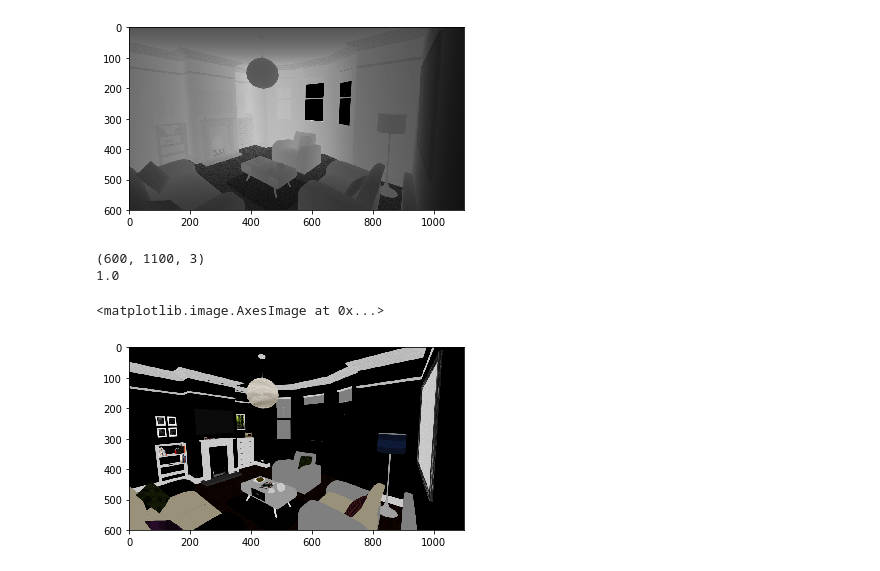
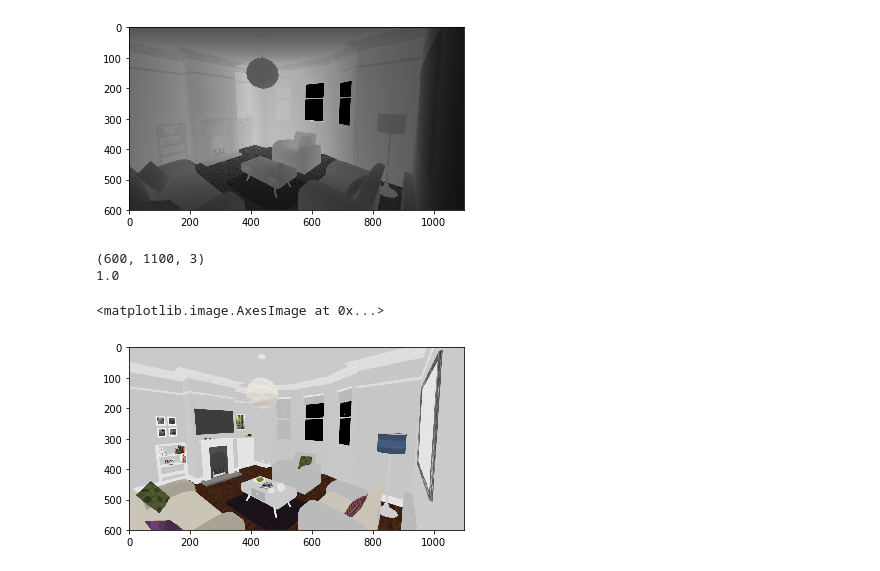
Before and after one commit to Arjun-Arora/CS348B_project, a Jupyter notebook: project/Untitled.ipynb, the cells around one changed output. Cells and saved outputs as stored; diff of their text form; code cells hidden in the pictures.

```diff
--- a/project/Untitled.ipynb
+++ b/project/Untitled.ipynb
@@ -52,26 +52,26 @@ plt.imshow(depth_map, cmap='gray')
 # %%
 #albedo_map = np.loadtxt('albedo.txt')
 f = open('albedo.txt')
 # print(f.read())
 albedo_map = []
 for line in f:
     triplets = line.split()
     albedo_map.append([[float(x) for x in triplet.split(',')] for triplet in triplets])
 albedo_map = np.array(albedo_map)
 albedo_map = np.transpose(albedo_map,(1,0,2))
 print(albedo_map.shape)
 print(np.max(albedo_map))
-plt.imshow(albedo_map)
+plt.imshow(albedo_map ** (1/2.2))
 # for i in range(0,len(triplets)):
 #     triplets[i] = triplets[i].split(',')
 # albedo_map = np.array(triplets,dtype=np.float)
 # print(albedo_map.shape)
 # print()
 #         print(triplet.dtype)
 #     print(item)
 #     print(len(item))
 # %% [output]
 (600, 1100, 3)
 1.0
 <matplotlib.image.AxesImage at 0x...>
-[figure, old version]
+[figure, new version]
```
Also changed, not shown: parts of 1 cell of this notebook, 3 other files.
